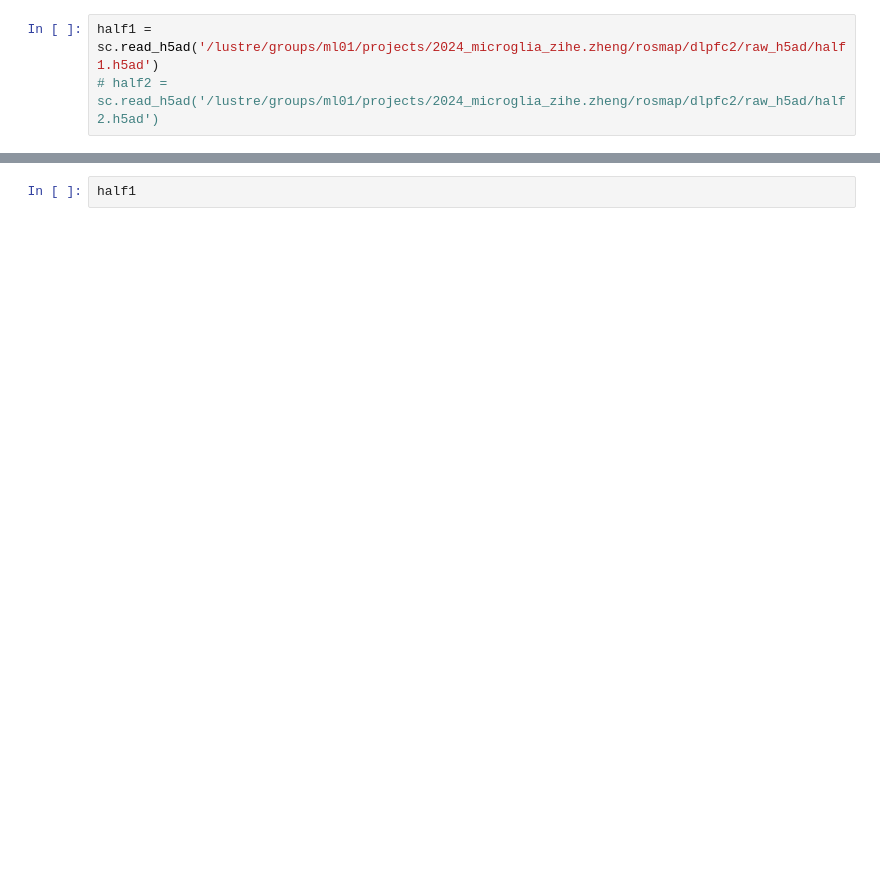
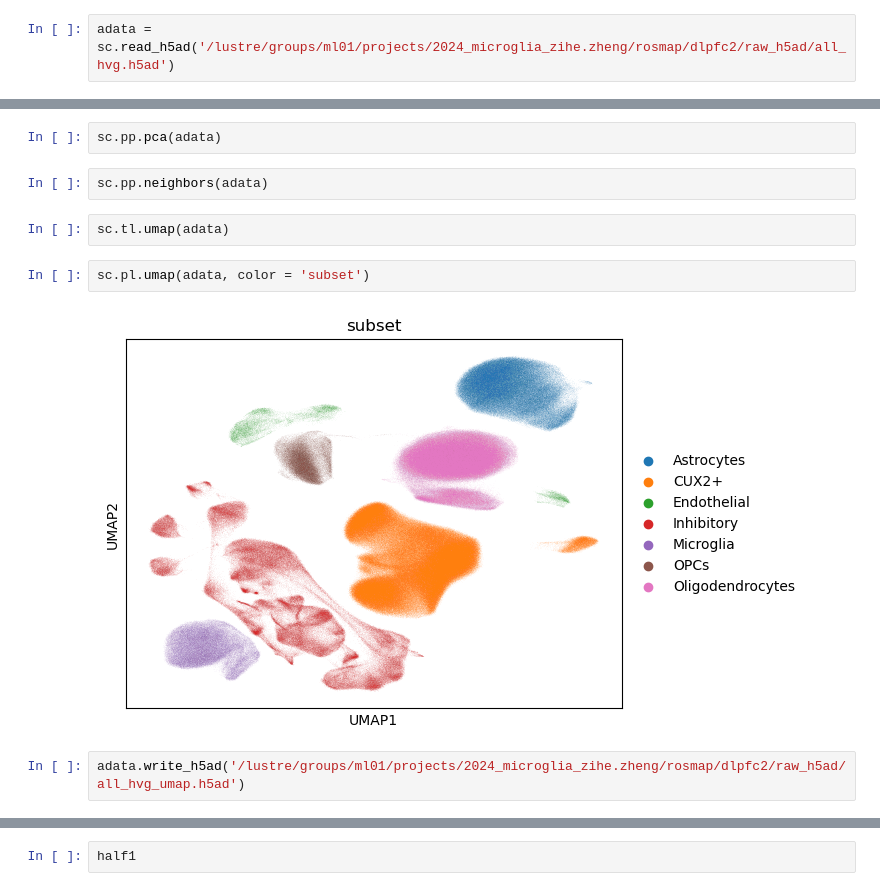
Before and after one commit to zzheng18/microglia, a Jupyter notebook: process_data/rosmap.ipynb, the cells around one changed output, grey strips where cells are left out. Cells and saved outputs as stored; diff of their text form; blank space fills up the shorter version.

```diff
--- a/process_data/rosmap.ipynb
+++ b/process_data/rosmap.ipynb
@@ -6,3 +108,2 @@ import numpy as np
 # %%
-half1 = sc.read_h5ad('/lustre/groups/ml01/projects/2024_microglia_zihe.zheng/rosmap/dlpfc2/raw_h5ad/half1.h5ad')
-# half2 = sc.read_h5ad('/lustre/groups/ml01/projects/2024_microglia_zihe.zheng/rosmap/dlpfc2/raw_h5ad/half2.h5ad')
+adata = sc.read_h5ad('/lustre/groups/ml01/projects/2024_microglia_zihe.zheng/rosmap/dlpfc2/raw_h5ad/all_hvg.h5ad')
@@ -14,0 +118,12 @@ sc.pp.log1p(half1)
+# %%
+sc.pp.pca(adata)
+# %%
+sc.pp.neighbors(adata)
+# %%
+sc.tl.umap(adata)
+# %%
+sc.pl.umap(adata, color = 'subset')
+# %% [output]
+[figure, added]
+# %%
+adata.write_h5ad('/lustre/groups/ml01/projects/2024_microglia_zihe.zheng/rosmap/dlpfc2/raw_h5ad/all_hvg_umap.h5ad')
```
Also changed, not shown: parts of 125 cells of this notebook, 32 other files.
